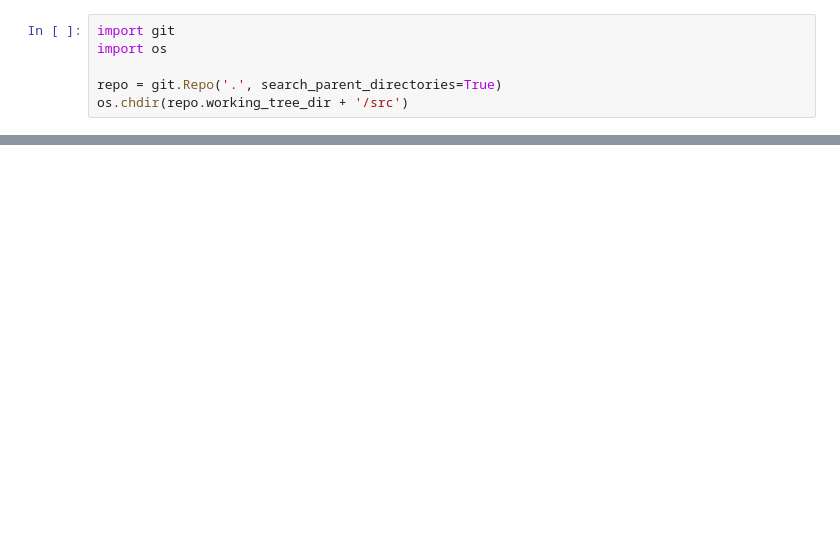
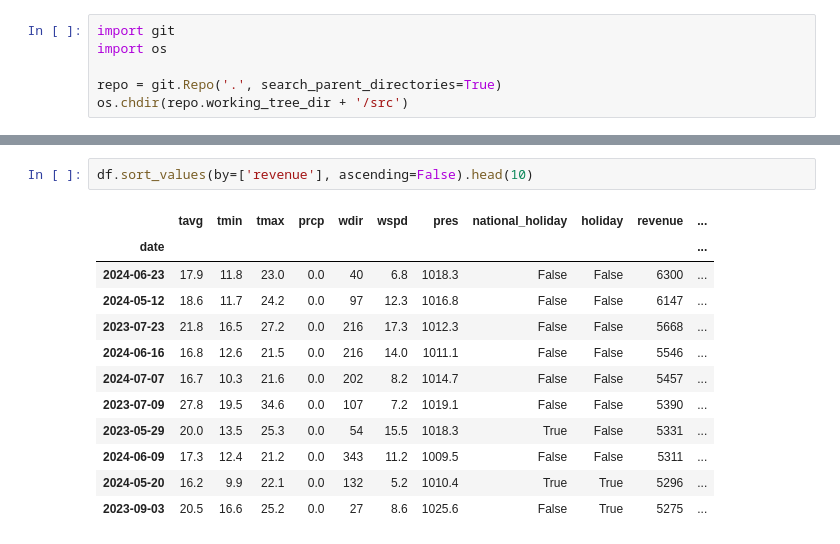
Before and after one commit to JonasEtFi/Restaurant-Revenue-Forecasting, a Jupyter notebook: data_manipulation.ipynb, the cells around one changed output, grey strips where cells are left out. Saved outputs shown, nothing was run; the diff lists cells and outputs as text; blank space fills up the shorter version.

```diff
--- a/data_manipulation.ipynb
+++ b/data_manipulation.ipynb
@@ -93,0 +78,15 @@ revenue_df[revenue_df['national_holiday'] == True]
+# %%
+df.sort_values(by=['revenue'], ascending=False).head(10)
+# %% [output]
+|  | tavg | tmin | tmax | prcp | wdir | wspd | pres | national_holiday | holiday | revenue | ... |
+| date |  |  |  |  |  |  |  |  |  |  | ... |
+| 2024-06-23 | 17.9 | 11.8 | 23.0 | 0.0 | 40 | 6.8 | 1018.3 | False | False | 6300 | ... |
+| 2024-05-12 | 18.6 | 11.7 | 24.2 | 0.0 | 97 | 12.3 | 1016.8 | False | False | 6147 | ... |
+| 2023-07-23 | 21.8 | 16.5 | 27.2 | 0.0 | 216 | 17.3 | 1012.3 | False | False | 5668 | ... |
+| 2024-06-16 | 16.8 | 12.6 | 21.5 | 0.0 | 216 | 14.0 | 1011.1 | False | False | 5546 | ... |
+| 2024-07-07 | 16.7 | 10.3 | 21.6 | 0.0 | 202 | 8.2 | 1014.7 | False | False | 5457 | ... |
+| 2023-07-09 | 27.8 | 19.5 | 34.6 | 0.0 | 107 | 7.2 | 1019.1 | False | False | 5390 | ... |
+| 2023-05-29 | 20.0 | 13.5 | 25.3 | 0.0 | 54 | 15.5 | 1018.3 | True | False | 5331 | ... |
+| 2024-06-09 | 17.3 | 12.4 | 21.2 | 0.0 | 343 | 11.2 | 1009.5 | False | False | 5311 | ... |
+| 2024-05-20 | 16.2 | 9.9 | 22.1 | 0.0 | 132 | 5.2 | 1010.4 | True | True | 5296 | ... |
+| 2023-09-03 | 20.5 | 16.6 | 25.2 | 0.0 | 27 | 8.6 | 1025.6 | False | True | 5275 | ... |
```
Also changed, not shown: parts of 13 cells of this notebook, 3 other files.
